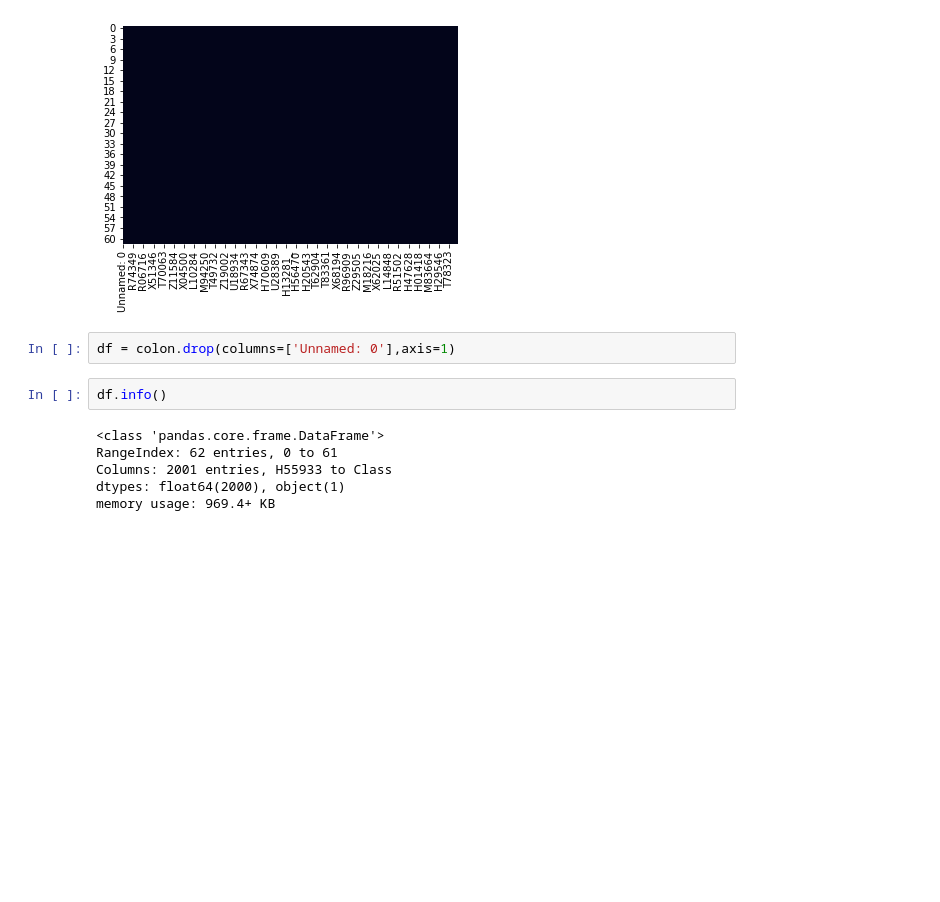
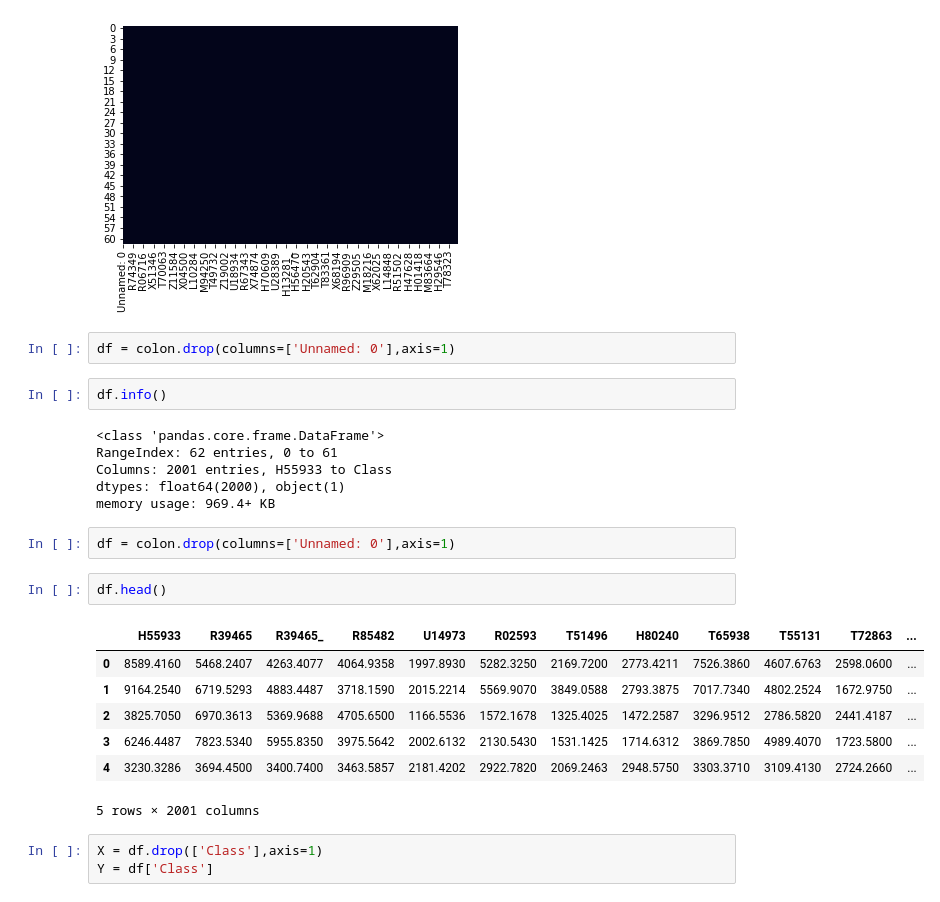
Before and after one commit to SohelRaja/Ensemble-Classifier-Model, a Jupyter notebook: classifier1.ipynb, the cells around one changed output. Drawn from its saved outputs; the diff is of its cells as text; blank space fills up the shorter version.

```diff
--- a/classifier1.ipynb
+++ b/classifier1.ipynb
@@ -100,3 +100,18 @@ RangeIndex: 62 entries, 0 to 61
 Columns: 2001 entries, H55933 to Class
 dtypes: float64(2000), object(1)
 memory usage: 969.4+ KB
+# %%
+df = colon.drop(columns=['Unnamed: 0'],axis=1)
+# %%
+df.head()
+# %% [output]
+|  | H55933 | R39465 | R39465_ | R85482 | U14973 | R02593 | T51496 | H80240 | T65938 | T55131 | T72863 | ... |
+| 0 | 8589.4160 | 5468.2407 | 4263.4077 | 4064.9358 | 1997.8930 | 5282.3250 | 2169.7200 | 2773.4211 | 7526.3860 | 4607.6763 | 2598.0600 | ... |
+| 1 | 9164.2540 | 6719.5293 | 4883.4487 | 3718.1590 | 2015.2214 | 5569.9070 | 3849.0588 | 2793.3875 | 7017.7340 | 4802.2524 | 1672.9750 | ... |
+| 2 | 3825.7050 | 6970.3613 | 5369.9688 | 4705.6500 | 1166.5536 | 1572.1678 | 1325.4025 | 1472.2587 | 3296.9512 | 2786.5820 | 2441.4187 | ... |
+| 3 | 6246.4487 | 7823.5340 | 5955.8350 | 3975.5642 | 2002.6132 | 2130.5430 | 1531.1425 | 1714.6312 | 3869.7850 | 4989.4070 | 1723.5800 | ... |
+| 4 | 3230.3286 | 3694.4500 | 3400.7400 | 3463.5857 | 2181.4202 | 2922.7820 | 2069.2463 | 2948.5750 | 3303.3710 | 3109.4130 | 2724.2660 | ... |
+5 rows × 2001 columns
+# %%
+X = df.drop(['Class'],axis=1)
+Y = df['Class']
```
Also changed, not shown: parts of 1 cell of this notebook.
